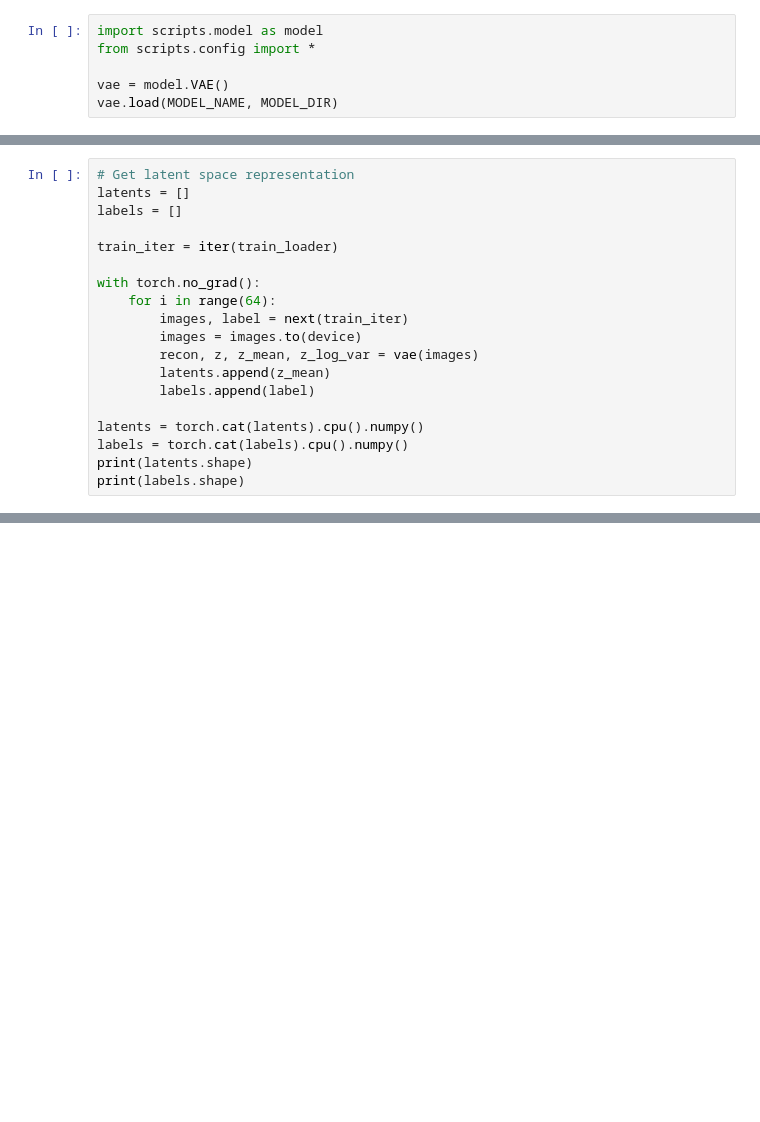
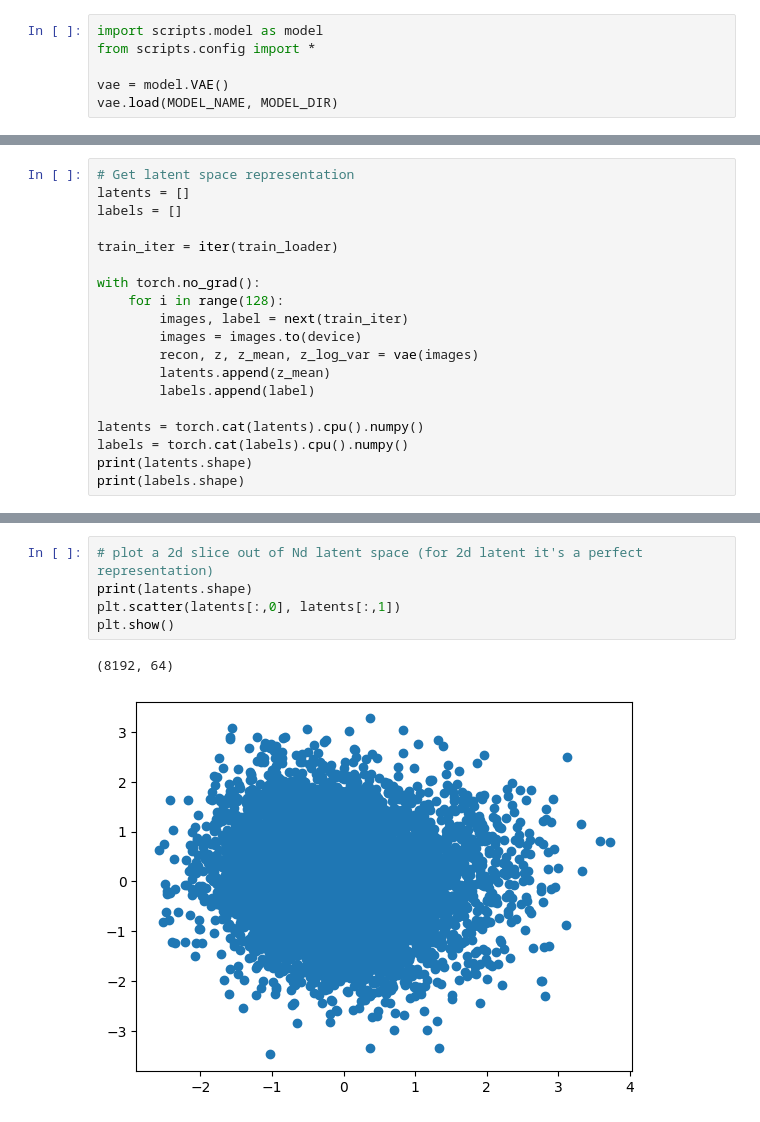
Before and after one commit to bv7dev/vae-lab, a Jupyter notebook: lab.ipynb, the cells around one changed output, grey strips where cells are left out. Drawn from its saved outputs; the diff is of its cells as text; blank space fills up the shorter version.

```diff
--- a/lab.ipynb
+++ b/lab.ipynb
@@ -47,7 +54,7 @@ labels = []
 train_iter = iter(train_loader)
 
 with torch.no_grad():
-    for i in range(64):
+    for i in range(128):
         images, label = next(train_iter)
         images = images.to(device)
         recon, z, z_mean, z_log_var = vae(images)
@@ -81,0 +89,8 @@ plt.show()
+# %%
+# plot a 2d slice out of Nd latent space (for 2d latent it's a perfect representation)
+print(latents.shape)
+plt.scatter(latents[:,0], latents[:,1])
+plt.show()
+# %% [output]
+(8192, 64)
+[figure, added]
```
Also changed, not shown: parts of 5 cells of this notebook, 3 other files.
